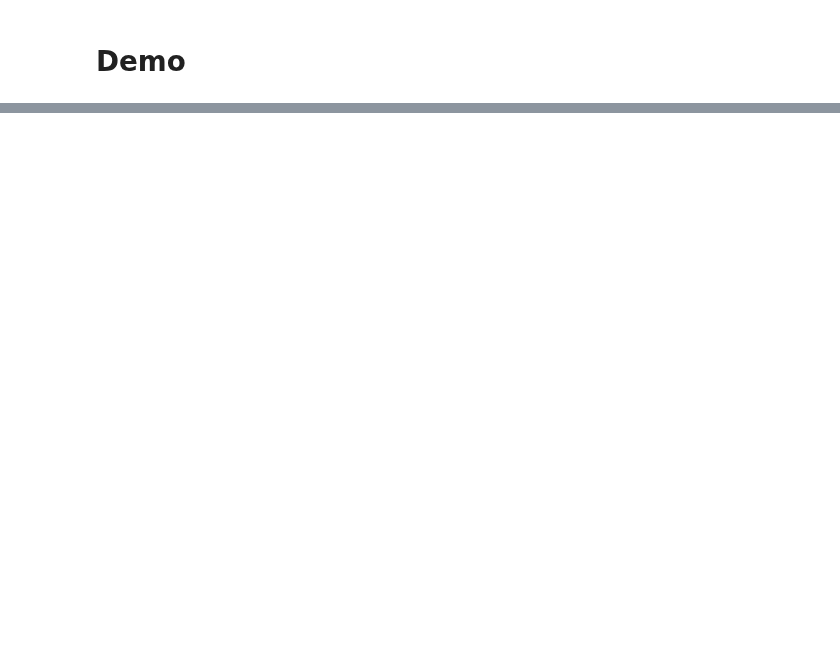
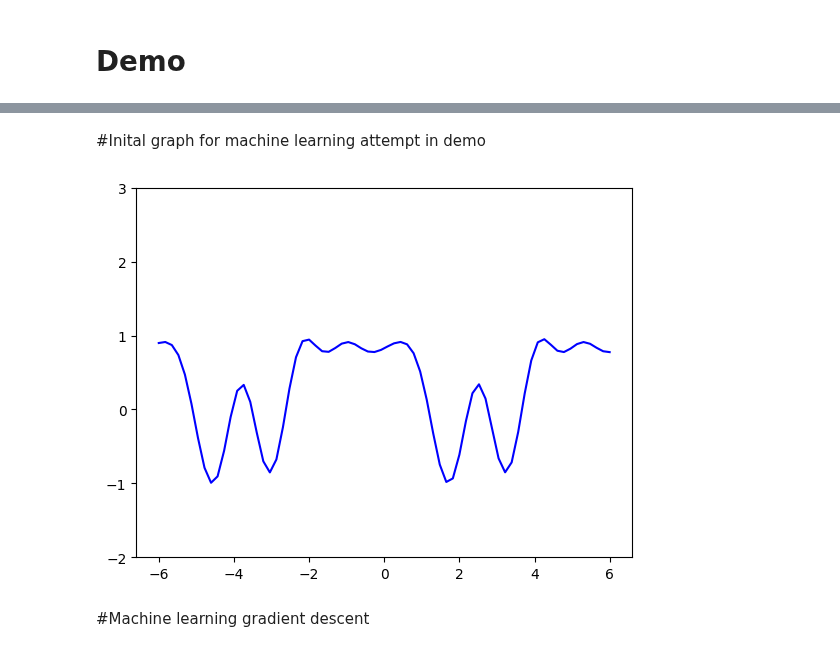
Before and after one commit to jerryxu9/CPEN-400Q-Project, a Jupyter notebook: demo.ipynb, the cells around one changed output, grey strips where cells are left out. Drawn from its saved outputs; the diff is of its cells as text; code cells hidden in the pictures; blank space fills up the shorter version.

```diff
--- a/demo.ipynb
+++ b/demo.ipynb
@@ -64,20 +79,26 @@ for inp, freqs in res.items():
+# %% [markdown]
+#Inital graph for machine learning attempt in demo
 # %%
-# import pennylane as qml
-# from pennylane import numpy as np
-# from pennylane.fourier import circuit_spectrum
-# from lecture08_helpers import *
+import pennylane as qml
+from pennylane import numpy as np
+from pennylane.fourier import circuit_spectrum
+from lecture08_helpers import *
 
-# import matplotlib.pyplot as plt
-# from sklearn.datasets import make_blobs
+import matplotlib.pyplot as plt
+from sklearn.datasets import make_blobs
 
-# r = 1 # number of times the encoding gets repeated (here equal to the number of layers)
-# weights = np.random.random((n_layers, 1, 3), requires_grad=True) # some random initial weights
+r = 1 # number of times the encoding gets repeated (here equal to the number of layers)
+weights = np.random.random((n_layers, 1, 3), requires_grad=True) # some random initial weights
 
-# x = np.linspace(-6, 6, 70)
-# # x = np.linspace(-6, 6, 10, requires_grad=False)
-# random_quantum_model_y = [circuit(x_, weights) for x_ in x]
+x = np.linspace(-6, 6, 70)
+# x = np.linspace(-6, 6, 10, requires_grad=False)
+random_quantum_model_y = [circuit(x_, weights) for x_ in x]
 
-# plt.plot(x, random_quantum_model_y, c='blue')
-# plt.ylim(-2,3)
-# plt.show()
+plt.plot(x, random_quantum_model_y, c='blue')
+plt.ylim(-2,3)
+plt.show()
+# %% [output]
+[figure, added]
+# %% [markdown]
+#Machine learning gradient descent
 # %%
```
Also changed, not shown: parts of 15 cells of this notebook, 1 other file.
